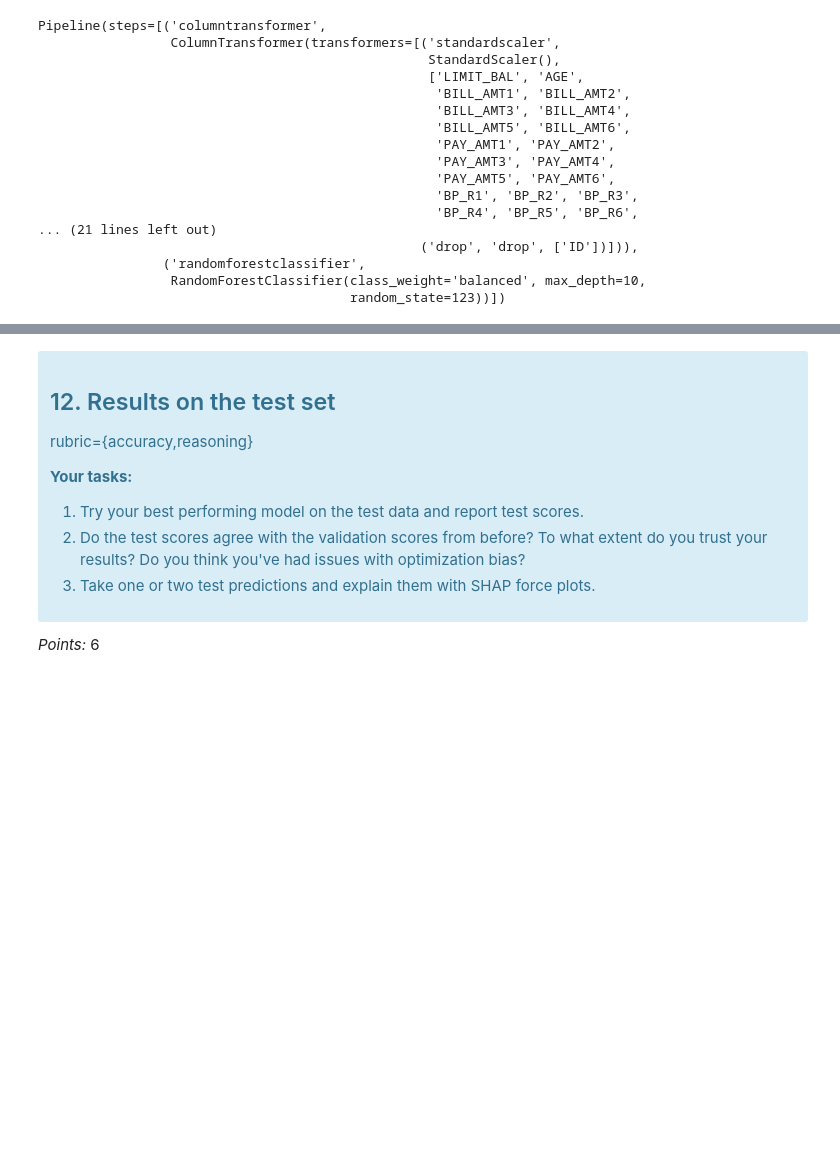
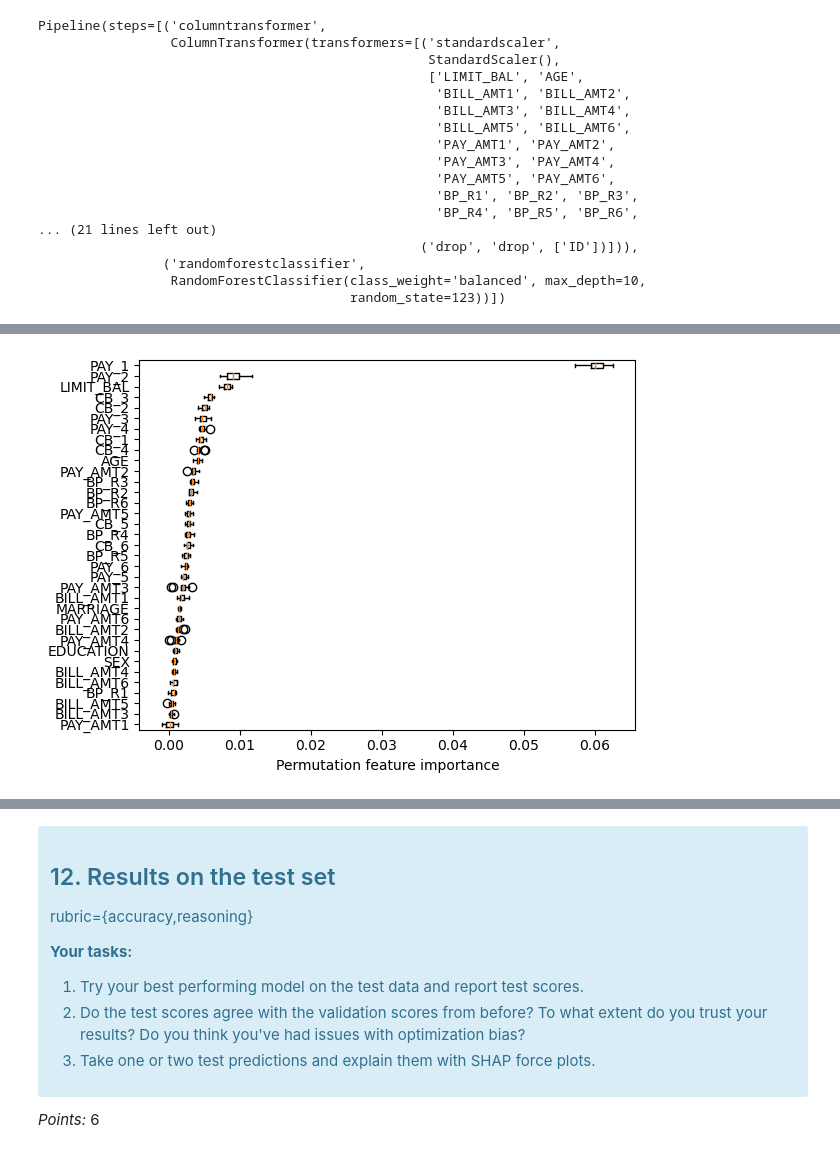
Before and after one commit to UBC-MDS/dsci573_lab4, a Jupyter notebook: lab4.ipynb, the cells around one changed output, grey strips where cells are left out. Drawn from its saved outputs; the diff is of its cells as text; code cells hidden in the pictures; blank space fills up the shorter version.

```diff
--- a/lab4.ipynb
+++ b/lab4.ipynb
@@ -1402 +1461,20 @@ eli5.explain_weights(rf_best.named_steps["randomforestclassifier"], feature_name
 | … 18 more … |  |
+# %%
+from sklearn.inspection import permutation_importance
+
+def get_permutation_importance(model):
+    ''' This function is adapted from lecture 8 course notes'''
+    X_train_perm = X_train.drop(columns=["ID"])
+    result = permutation_importance(model, X_train_perm, y_train, n_repeats=10, random_state=123)
+    perm_sorted_idx = result.importances_mean.argsort()
+    plt.boxplot(
+        result.importances[perm_sorted_idx].T,
+        vert=False,
+        labels=X_train_perm.columns[perm_sorted_idx],
+    )
+    plt.xlabel('Permutation feature importance')
+    plt.show()
+
+get_permutation_importance(rf_best)
+# %% [output]
+[figure, added]
```
Also changed, not shown: parts of 13 cells of this notebook.
